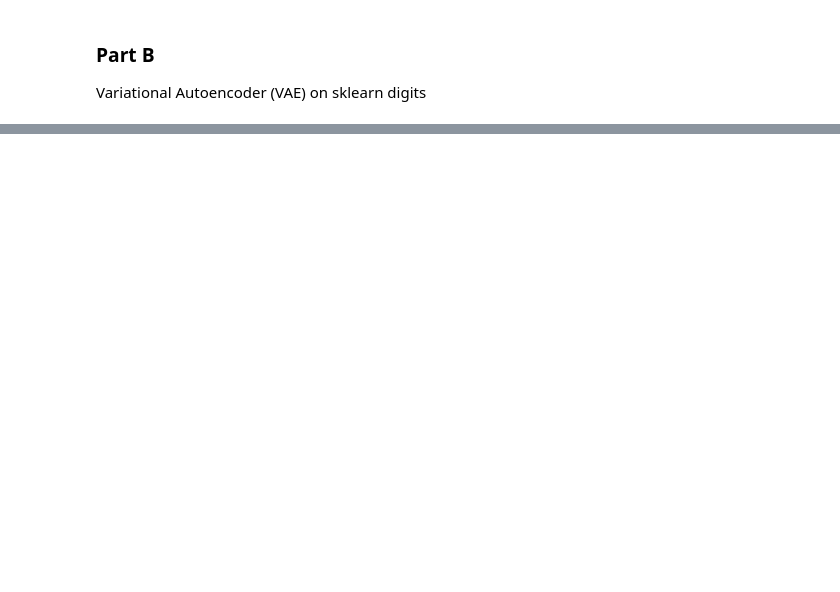
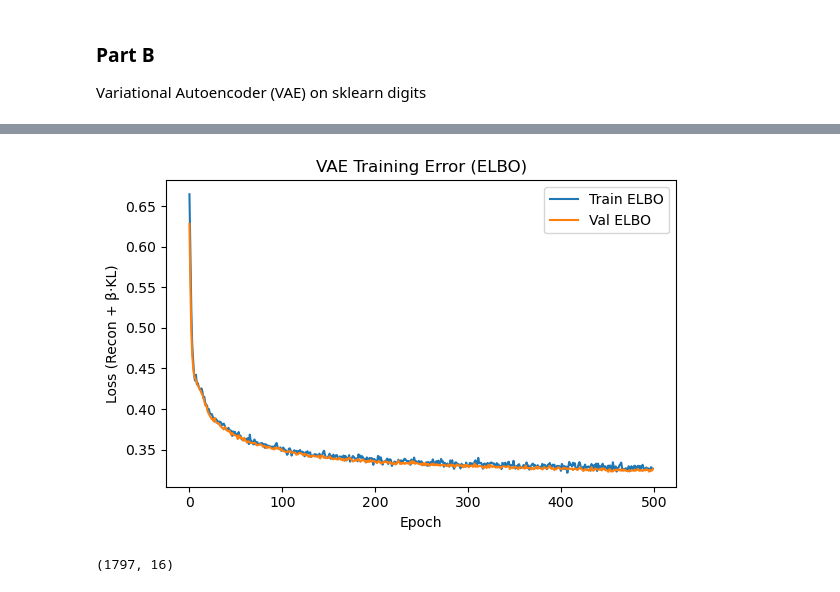
Before and after one commit to dimitris-markopoulos/mnist-image-classification, a Jupyter notebook: sklearn-digits/02_VAE.ipynb, the cells around one changed output, grey strips where cells are left out. Saved outputs shown, nothing was run; the diff lists cells and outputs as text; code cells hidden in the pictures; blank space fills up the shorter version.

```diff
--- a/sklearn-digits/02_VAE.ipynb
+++ b/sklearn-digits/02_VAE.ipynb
@@ -129,0 +249,3 @@ Epoch 49: Loss = 8389.36
+# %%
+best = results_df.iloc[0]
+best
@@ -129,0 +258,20 @@ Epoch 49: Loss = 8389.36
+# %%
+best_latent = int(best["latent_dim"])
+best_hidden = best["hidden_dims"]
+best_beta   = float(best["beta"])
+
+print("Best config:", best_latent, best_hidden, best_beta)
+
+# Retrain on full data (train+val merged) to use all samples
+X_full = np.vstack([X_train, X_val])
+
+best_vae = VAE(input_dim=input_dim, latent_dim=best_latent,
+               hidden_dims=best_hidden, activation=nn.ReLU)
+
+best_vae, best_hist = train_vae(
+    X_full, X_val=None if False else X_val,
+    vae_model=best_vae,
+    batch_size=256, lr=1e-3,
+    n_epochs=500, beta=best_beta,
+    device=device, verbose=True
+)
@@ -129,0 +290,22 @@ Epoch 49: Loss = 8389.36
+# %%
+plt.figure(figsize=(6,4))
+plt.plot(best_hist["train_total"], label="Train ELBO")
+plt.plot(best_hist["val_total"],   label="Val ELBO")
+plt.xlabel("Epoch")
+plt.ylabel("Loss (Recon + β·KL)")
+plt.title("VAE Training Error (ELBO)")
+plt.legend()
+plt.tight_layout()
+plt.show()
+# %% [output]
+[figure, added]
+# %%
+best_vae.eval()
+with torch.no_grad():
+    X_all_t = torch.from_numpy(X).to(device)
+    mu_all, logvar_all = best_vae.encode(X_all_t)
+    z_all = mu_all.cpu().numpy()
+
+print(z_all.shape)
+# %% [output]
+(1797, 16)
```
Also changed, not shown: parts of 12 cells of this notebook, 1 other file.
